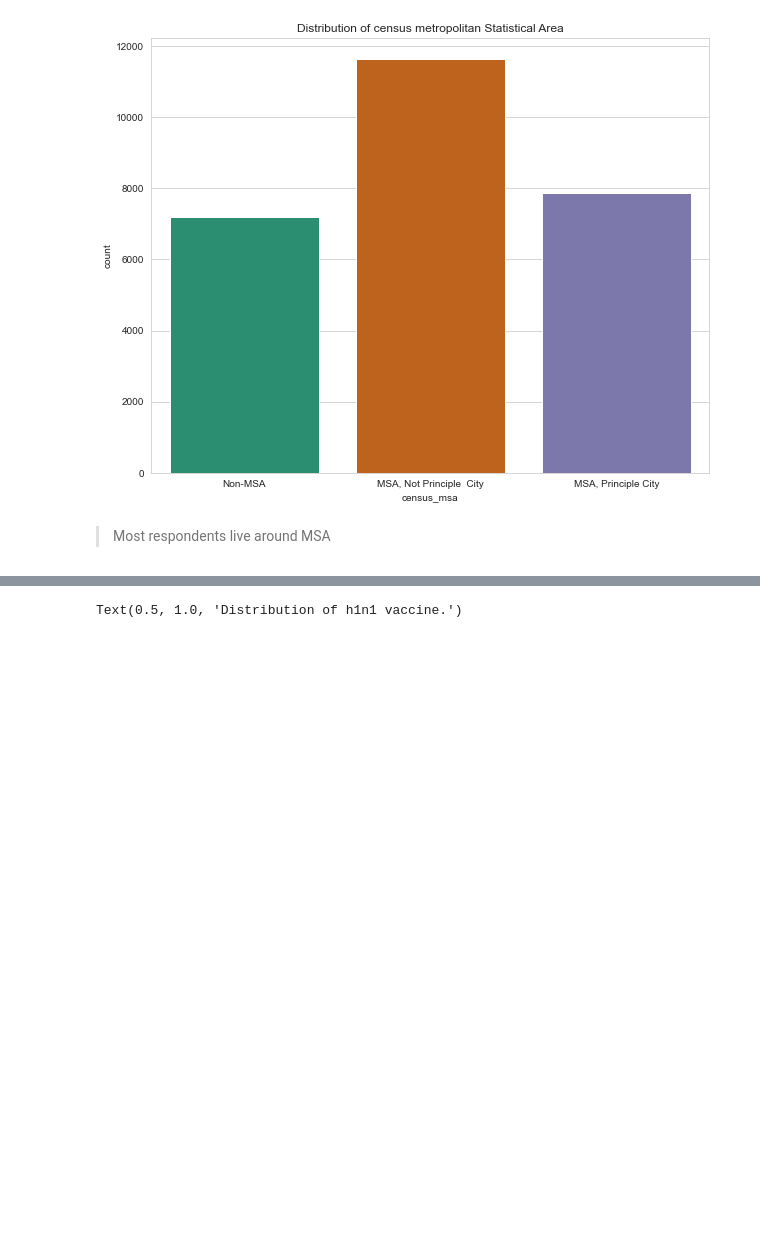
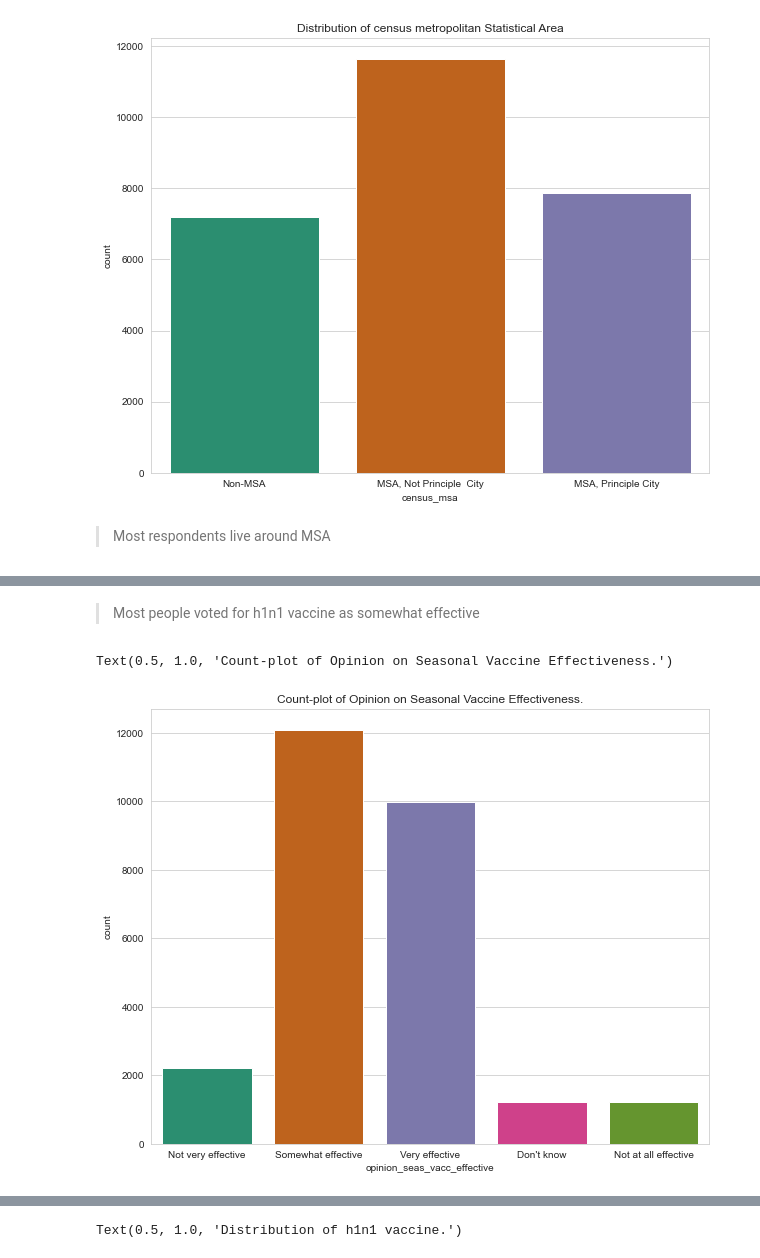
Before and after one commit to johN-Kioko/Phase-3-Project-John-Kioko, a Jupyter notebook: john.ipynb, the cells around one changed output, grey strips where cells are left out. Drawn from its saved outputs; the diff is of its cells as text; code cells hidden in the pictures; blank space fills up the shorter version.

```diff
--- a/john.ipynb
+++ b/john.ipynb
@@ -498,0 +504,13 @@ Text(0.5, 1.0, 'Distribution of census metropolitan Statistical Area')
+# %% [markdown]
+> Most people voted for h1n1 vaccine as somewhat effective
+# %%
+# Checking the distribution in the Vaccine Effectiveness for Seasonal Vaccine column
+sns.set_style("whitegrid")
+
+plt.figure(figsize=(10,8))
+sns.countplot(x= "opinion_seas_vacc_effective", data = eda_data ,palette = 'Dark2')
+
+plt.title("Count-plot of Opinion on Seasonal Vaccine Effectiveness.")
+# %% [output]
+Text(0.5, 1.0, 'Count-plot of Opinion on Seasonal Vaccine Effectiveness.')
+[figure, added]
```
Also changed, not shown: parts of 62 cells of this notebook.
